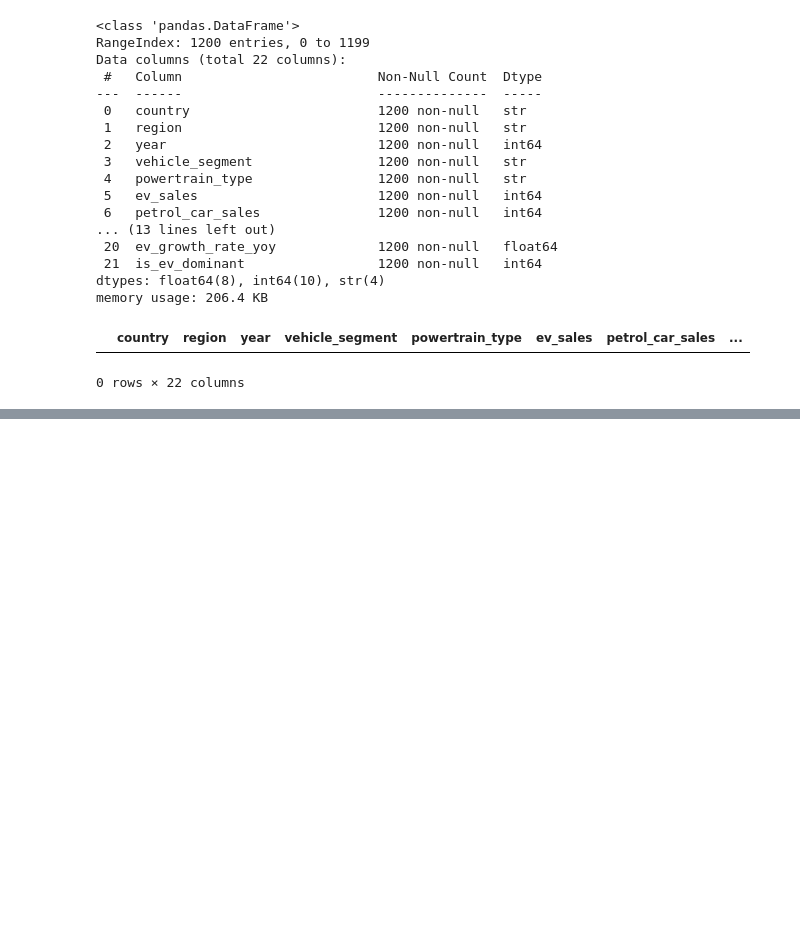
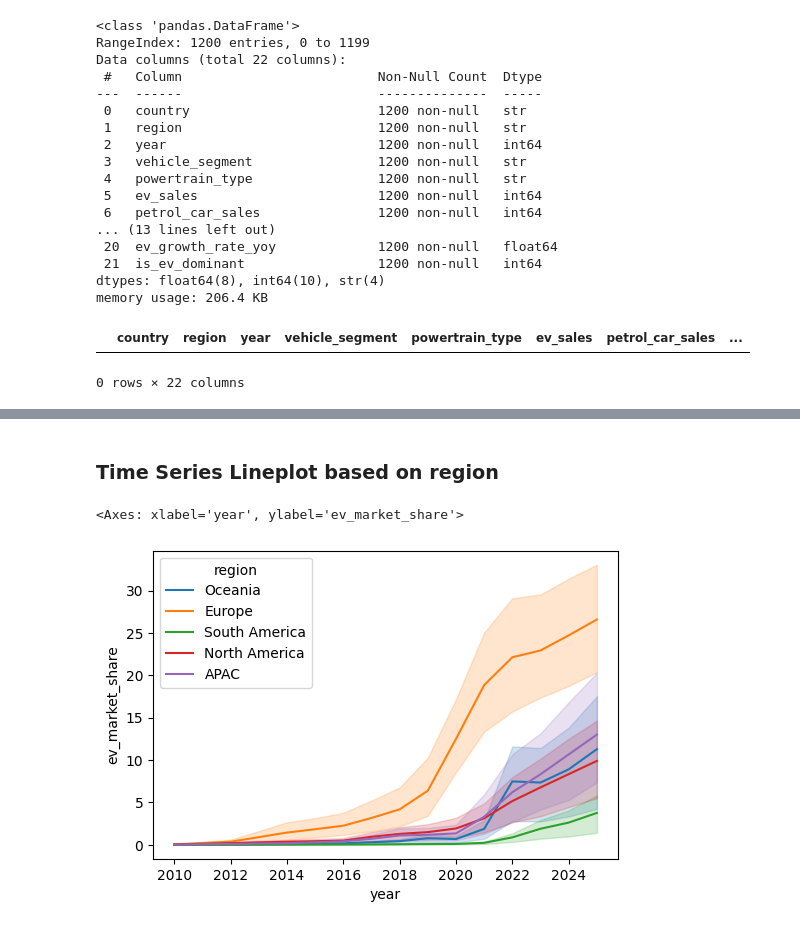
Before and after one commit to leonjayakusuma/EV_Petrol_ML, a Jupyter notebook: model.ipynb, the cells around one changed output, grey strips where cells are left out. Cells and saved outputs as stored; diff of their text form; code cells hidden in the pictures; blank space fills up the shorter version.

```diff
--- a/model.ipynb
+++ b/model.ipynb
@@ -66,0 +83,8 @@ plt.figure(figsize=(4, 6))
+# %% [markdown]
+### Time Series Lineplot based on region
+# %%
+plt.figure(figsize=(6, 4))
+sns.lineplot(data=data, x='year', y='ev_market_share', hue='region')
+# %% [output]
+<Axes: xlabel='year', ylabel='ev_market_share'>
+[figure, added]
```
Also changed, not shown: parts of 14 cells of this notebook.
